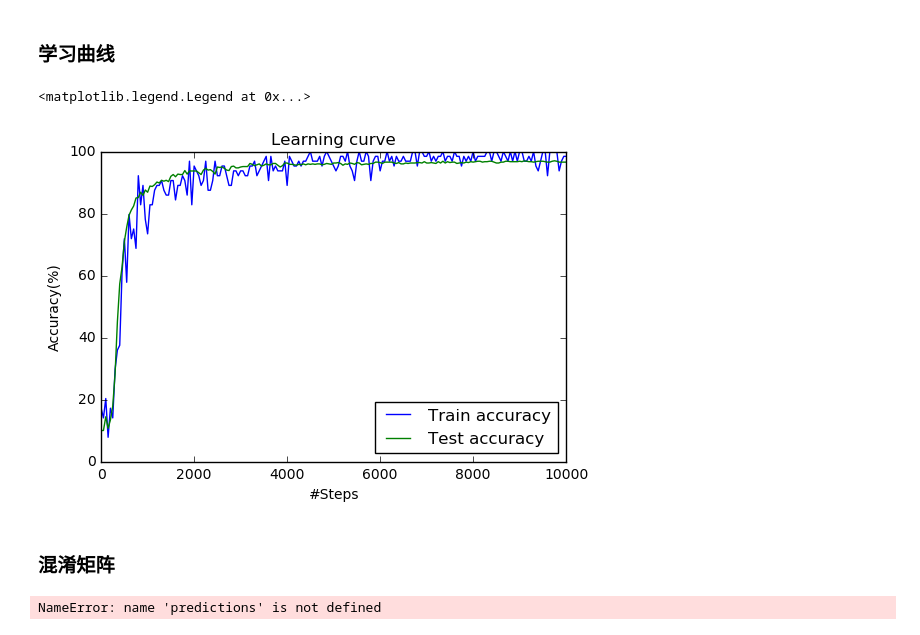
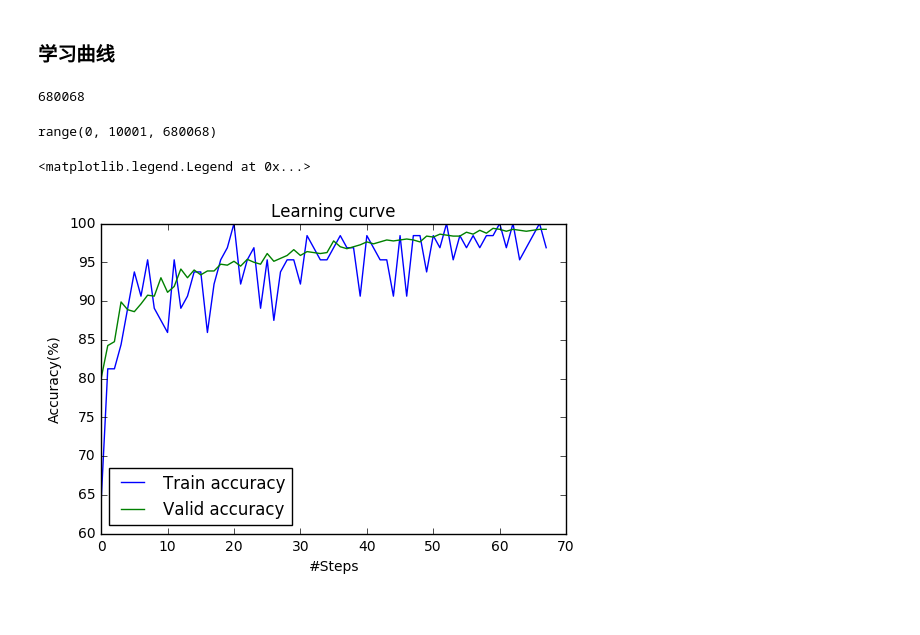
Before and after one commit to mee1o/dr, a Jupyter notebook: capstone_single3_CNN.ipynb, the cells around one changed output. Cells and saved outputs as stored; diff of their text form; code cells hidden in the pictures.

```diff
--- a/capstone_single3_CNN.ipynb
+++ b/capstone_single3_CNN.ipynb
@@ -109,8 +100,8 @@ BATCH_SIZE = 64
 PATCH_SIZE = 5
 DEPTH_1 = 16
 DEPTH_2 = 32
-DEPTH_3 = 32
-NUM_HIDDEN = 64
+DEPTH_3 = 64
+NUM_HIDDEN = 128
 SEED = 42
 
 # BATCH_SIZE * 32 * 32 * 1
@@ -128,9 +119,10 @@ SEED = 42
 graph = tf.Graph()
 with graph.as_default():
     # Input data
-    tf_train_dataset = tf.placeholder(tf.float32, shape=(BATCH_SIZE, IMAGE_SIZE, IMAGE_SIZE, num_channels))
-    tf_train_labels = tf.placeholder(tf.int64, shape=(BATCH_SIZE,))
-
+    tf_train_dataset = tf.placeholder(tf.float32, shape=(None, IMAGE_SIZE, IMAGE_SIZE, num_channels))
+    tf_train_labels = tf.placeholder(tf.int64, shape=(None,))
+    tf_valid_dataset = tf.constant(valid_dataset)
+    tf_valid_labels = tf.constant(valid_labels, dtype=tf.int64)
 
     conv1_weights = tf.Variable(tf.truncated_normal([PATCH_SIZE, PATCH_SIZE, num_channels, DEPTH_1], stddev=0.1))
     conv1_biases = tf.Variable(tf.zeros([DEPTH_1]))
@@ -156,10 +148,10 @@ with graph.as_default():
         relu = tf.nn.relu(tf.nn.bias_add(conv, conv3_biases))
         pool = tf.nn.max_pool(relu, ksize=[1, 2, 2, 1], strides=[1, 2, 2, 1], padding='SAME')
         shape = pool.get_shape().as_list()
-        reshape = tf.reshape(pool, [shape[0], shape[1]*shape[2]*shape[3]])
+        reshape = tf.reshape(pool, [-1, shape[1]*shape[2]*shape[3]])
         hidden = tf.nn.relu(tf.matmul(reshape, fc1_weights) + fc1_biases)
         if train:
-            hidden = tf.nn.dropout(hidden, 0.8, seed=SEED)
+            hidden = tf.nn.dropout(hidden, 0.6, seed=SEED)
         return tf.matmul(hidden, fc2_weights) + fc2_biases
 
     def accuracy(predictions, labels):
@@ -185,6 +177,7 @@ with graph.as_default():
     optimizer = tf.train.MomentumOptimizer(learning_rate, 0.9).minimize(loss, global_step=batch)
 
     train_prediction = tf.nn.softmax(logits)
-
+    valid_prediction = tf.nn.softmax(model(tf_valid_dataset))
 
     train_accuracy = accuracy(train_prediction, tf_train_labels)
+    valid_accuracy = accuracy(valid_prediction, tf_valid_labels)
@@ -278,14 +282,20 @@ Random shuffle
 # %% [markdown]
 ### 学习曲线
+# %%
+num_steps*len(train_accuracies)
+# %% [output]
+680068
+# %%
+range(0, num_steps, num_steps*len(train_accuracies))
+# %% [output]
+range(0, 10001, 680068)
 # %%
-plt.plot(range(0, num_steps, 50), train_accuracies)
-plt.plot(range(0, num_steps, 50), valid_accuracies)
+plt.plot(range(0, len(train_accuracies)), train_accuracies)
+plt.plot(range(0, len(train_accuracies)), valid_accuracies)
 plt.title('Learning curve')
 plt.xlabel('#Steps')
 plt.ylabel('Accuracy(%)')
 plt.legend(['Train accuracy', 'Valid accuracy'], loc='best')
 # %% [output]
 <matplotlib.legend.Legend at 0x...>
-[figure, old version]
+[figure, new version]
-# %% [markdown]
-### 混淆矩阵
@@ -298,17 +301,0 @@ def confusionMatrix(labels, predictions):
-# %%
-
-confusions = confusionMatrix(test_labels.astype(int), np.argmax(predictions, 1))
-plt.ylabel('Actual')
-plt.xlabel('Predicted')
-plt.grid(False)
-plt.xticks(np.arange(NUM_LABELS))
-plt.yticks(np.arange(NUM_LABELS))
-plt.imshow(confusions, cmap=plt.cm.jet, interpolation='nearest')
-
-for i, cas in enumerate(confusions):
-    for j, count in enumerate(cas):
-        if count > 0:
-            xoff = .085 * len(str(count))
-            plt.text(j-xoff, i+.1, int(count), fontsize=9, color='white')
-# %% [output]
-NameError: name 'predictions' is not defined
```
Also changed, not shown: parts of 10 cells of this notebook, 4 other files.
